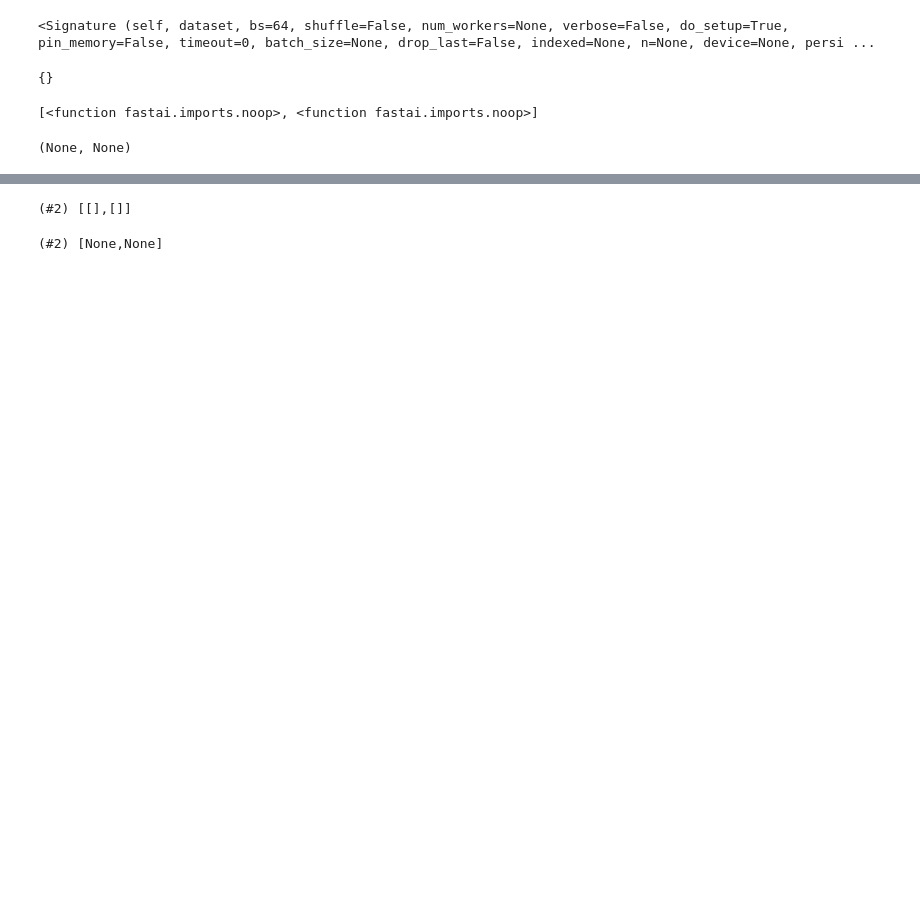
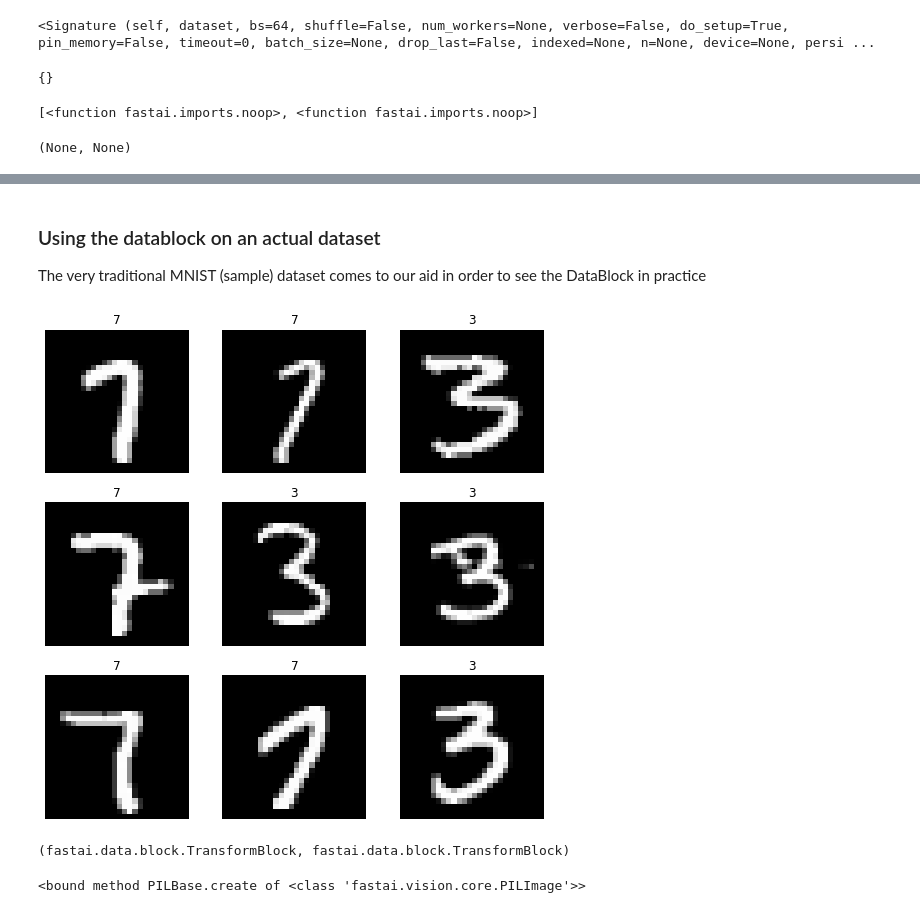
Before and after one commit to george-kan/fastai, a Jupyter notebook: Understanding_the_DataBlock_API.ipynb, the cells around one changed output, grey strips where cells are left out. Cells and saved outputs as stored; diff of their text form; code cells hidden in the pictures; blank space fills up the shorter version.

```diff
--- a/Understanding_the_DataBlock_API.ipynb
+++ b/Understanding_the_DataBlock_API.ipynb
@@ -139,8 +84,29 @@ L(CategoryBlock(), TransformBlock()).attrgot('item_tfms') # Default transformati
-# %%
-L(CategoryBlock(), TransformBlock()).attrgot('batch_tfms')
-# %% [output]
-(#2) [[],[]]
-# %%
-L(CategoryBlock(), TransformBlock()).attrgot('dl_type')
-# %% [output]
-(#2) [None,None]
+# %% [markdown]
+### Using the datablock on an actual dataset
+The very traditional MNIST (sample) dataset comes to our aid in order to see the DataBlock in practice
+# %%
+path = untar_data(URLs.MNIST_SAMPLE)
+path.ls()
+df = pd.read_csv('/root/.fastai/data/mnist_sample/labels.csv')
+# %%
+def get_y(r): return re.sub('.*/?(\\d)/.*', '\\1', r['name'])
+def get_x(r): return path/r['name']
+def splitter(r): return np.where(r['name'].str.startswith('train'))[0], np.where(r['name'].str.startswith('valid'))[0]
+mnist = DataBlock(blocks = (ImageBlock, CategoryBlock),
+                  get_x = get_x,
+                  get_y = get_y,
+                  splitter = splitter)
+dls = mnist.dataloaders(df)
+# %%
+dls.show_batch()
+# %% [output]
+[figure, added]
+# %%
+mnist.blocks
+# Clearly regardless of the actual block specifications the return value is a transformblock
+# %% [output]
+(fastai.data.block.TransformBlock, fastai.data.block.TransformBlock)
+# %%
+mnist.type_tfms[0][0]
+# %% [output]
+<bound method PILBase.create of <class 'fastai.vision.core.PILImage'>>
```
Also changed, not shown: parts of 13 cells of this notebook.
